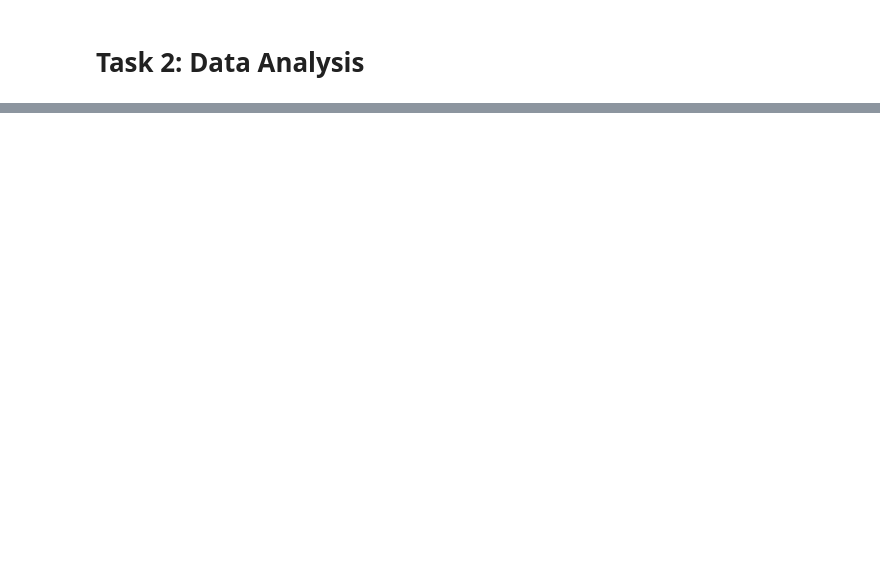
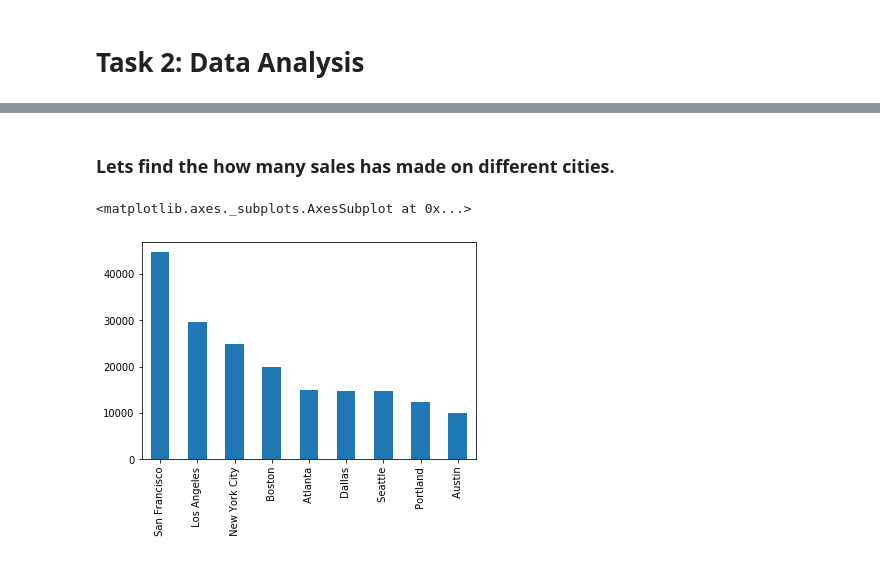
Before and after one commit to Dhiranjan/SalesDataAnalysis, a Jupyter notebook: Sales Data Analysis.ipynb, the cells around one changed output, grey strips where cells are left out. Drawn from its saved outputs; the diff is of its cells as text; code cells hidden in the pictures; blank space fills up the shorter version.

```diff
--- a/Sales Data Analysis.ipynb
+++ b/Sales Data Analysis.ipynb
@@ -174,0 +222,8 @@ bar(sales.index, sales.values, 'Products Name', '','Total Sales')
+# %% [markdown]
+### Lets find the how many sales has made on different cities.
+# %%
+cities = df['City'].value_counts()
+cities.plot(x=cities.index, y=cities.values, kind='bar')
+# %% [output]
+<matplotlib.axes._subplots.AxesSubplot at 0x...>
+[figure, added]
```
Also changed, not shown: parts of 13 cells of this notebook.
